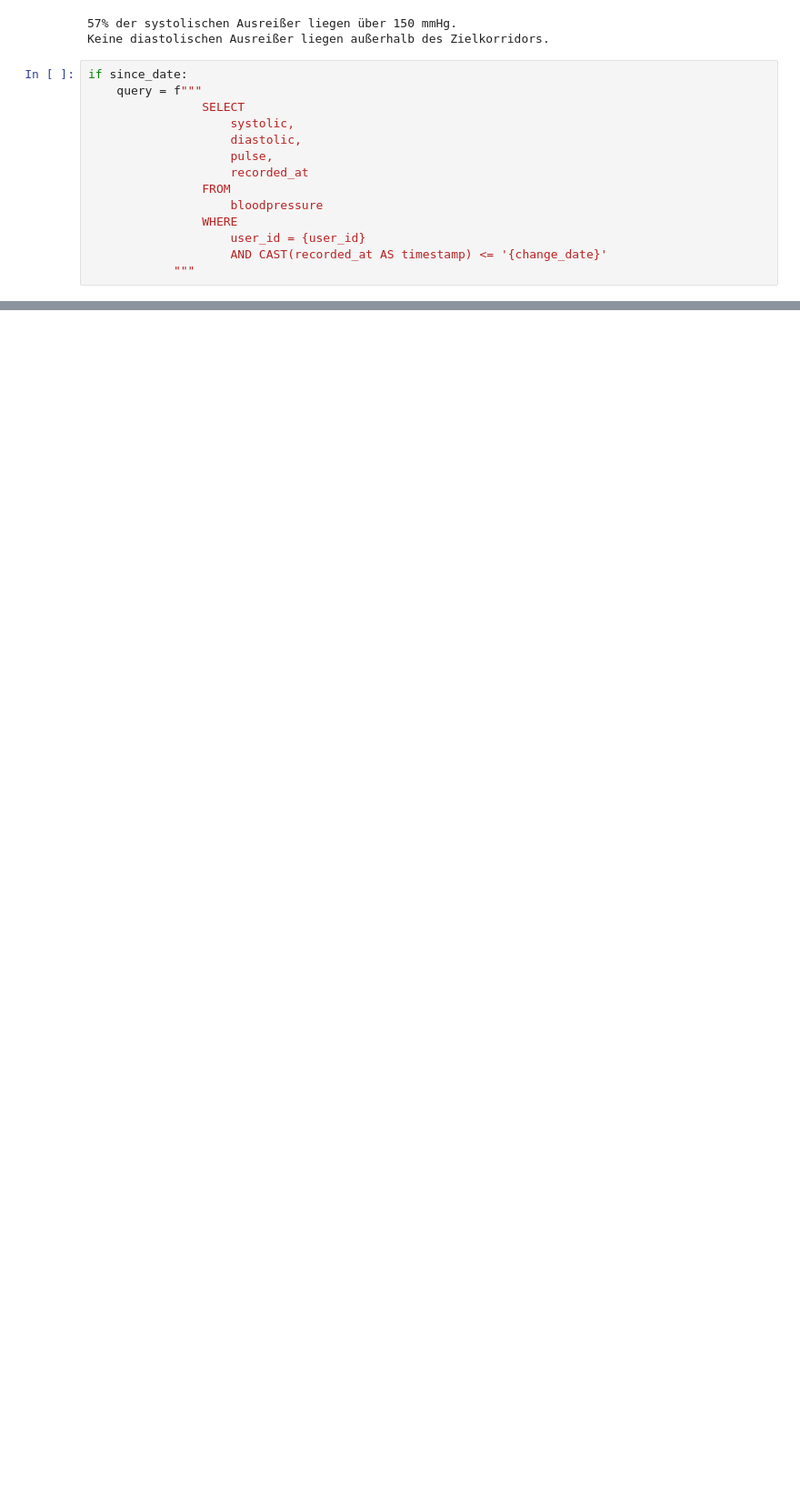
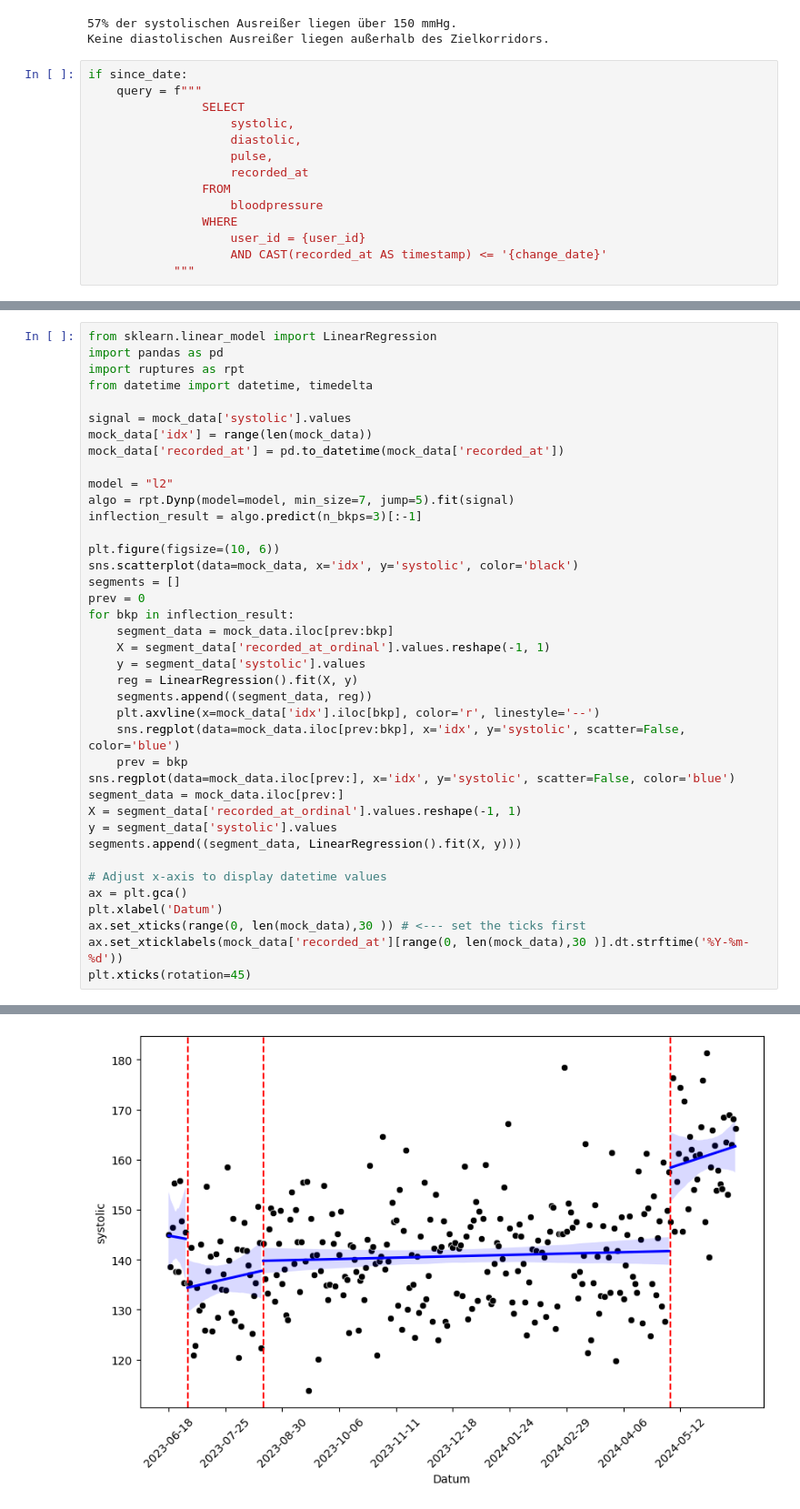
Before and after one commit to julianstrietzel/alpha_insights_rasa, a Jupyter notebook: engineering.ipynb, the cells around one changed output, grey strips where cells are left out. Shown at 91% size. Saved outputs shown, nothing was run; the diff lists cells and outputs as text; blank space fills up the shorter version.

```diff
--- a/engineering.ipynb
+++ b/engineering.ipynb
@@ -463,0 +512,40 @@ Die Quote der Ausreißer im diastolischen Blutwert hat sich seit dem 01.01.2021
+# %%
+from sklearn.linear_model import LinearRegression
+import pandas as pd
+import ruptures as rpt
+from datetime import datetime, timedelta
+
+signal = mock_data['systolic'].values
+mock_data['idx'] = range(len(mock_data))
+mock_data['recorded_at'] = pd.to_datetime(mock_data['recorded_at'])
+
+model = "l2"
+algo = rpt.Dynp(model=model, min_size=7, jump=5).fit(signal)
+inflection_result = algo.predict(n_bkps=3)[:-1]
+
+plt.figure(figsize=(10, 6))
+sns.scatterplot(data=mock_data, x='idx', y='systolic', color='black')
+segments = []
+prev = 0
+for bkp in inflection_result:
+    segment_data = mock_data.iloc[prev:bkp]
+    X = segment_data['recorded_at_ordinal'].values.reshape(-1, 1)
+    y = segment_data['systolic'].values
+    reg = LinearRegression().fit(X, y)
+    segments.append((segment_data, reg))
+    plt.axvline(x=mock_data['idx'].iloc[bkp], color='r', linestyle='--')
+    sns.regplot(data=mock_data.iloc[prev:bkp], x='idx', y='systolic', scatter=False, color='blue')
+    prev = bkp
+sns.regplot(data=mock_data.iloc[prev:], x='idx', y='systolic', scatter=False, color='blue')
+segment_data = mock_data.iloc[prev:]
+X = segment_data['recorded_at_ordinal'].values.reshape(-1, 1)
+y = segment_data['systolic'].values
+segments.append((segment_data, LinearRegression().fit(X, y)))
+
+# Adjust x-axis to display datetime values
+ax = plt.gca()
+plt.xlabel('Datum')
+ax.set_xticks(range(0, len(mock_data),30 )) # <--- set the ticks first
+ax.set_xticklabels(mock_data['recorded_at'][range(0, len(mock_data),30 )].dt.strftime('%Y-%m-%d'))
+plt.xticks(rotation=45)
+# %% [output]
@@ -463,0 +563 @@ Die Quote der Ausreißer im diastolischen Blutwert hat sich seit dem 01.01.2021
+[figure, added]
```
Also changed, not shown: parts of 12 cells of this notebook, 3 other files.
